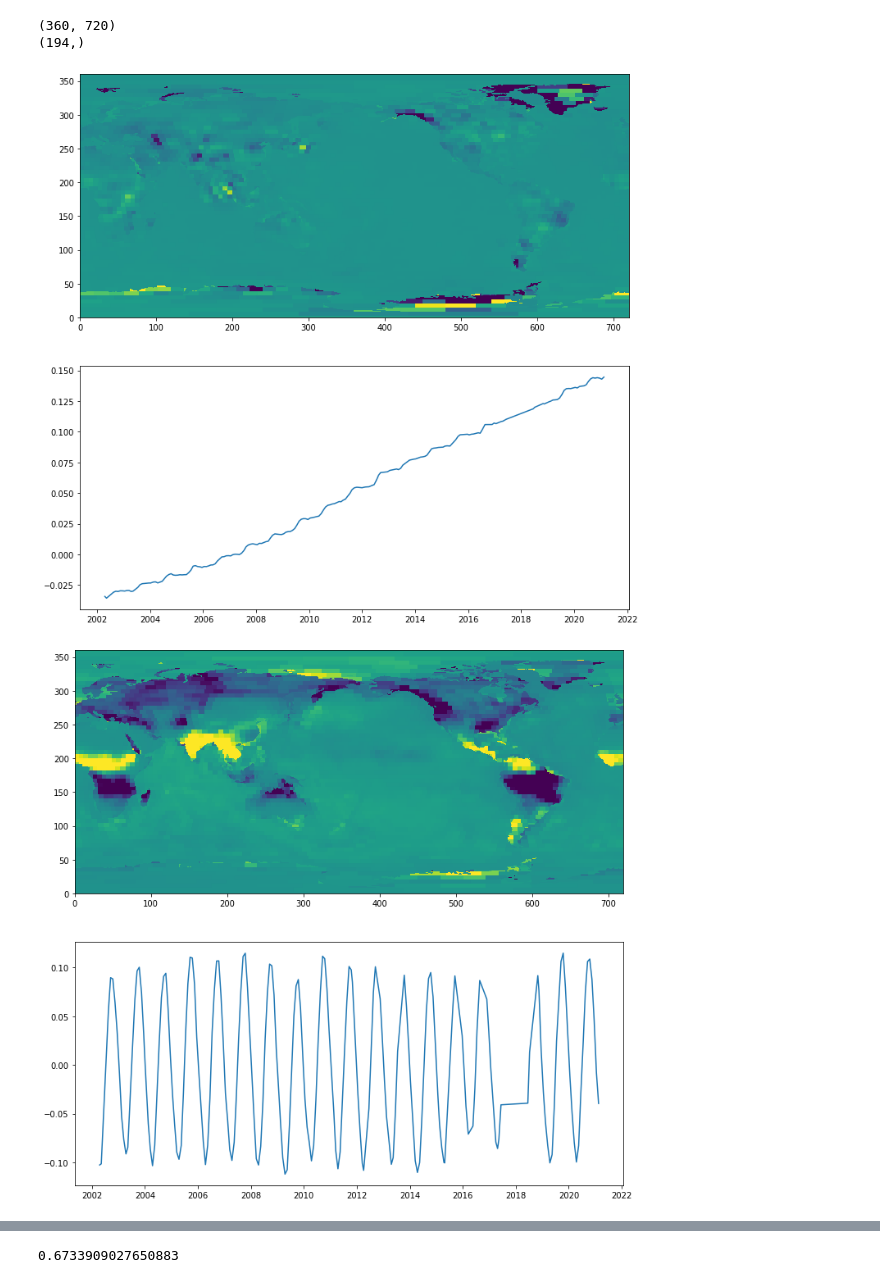
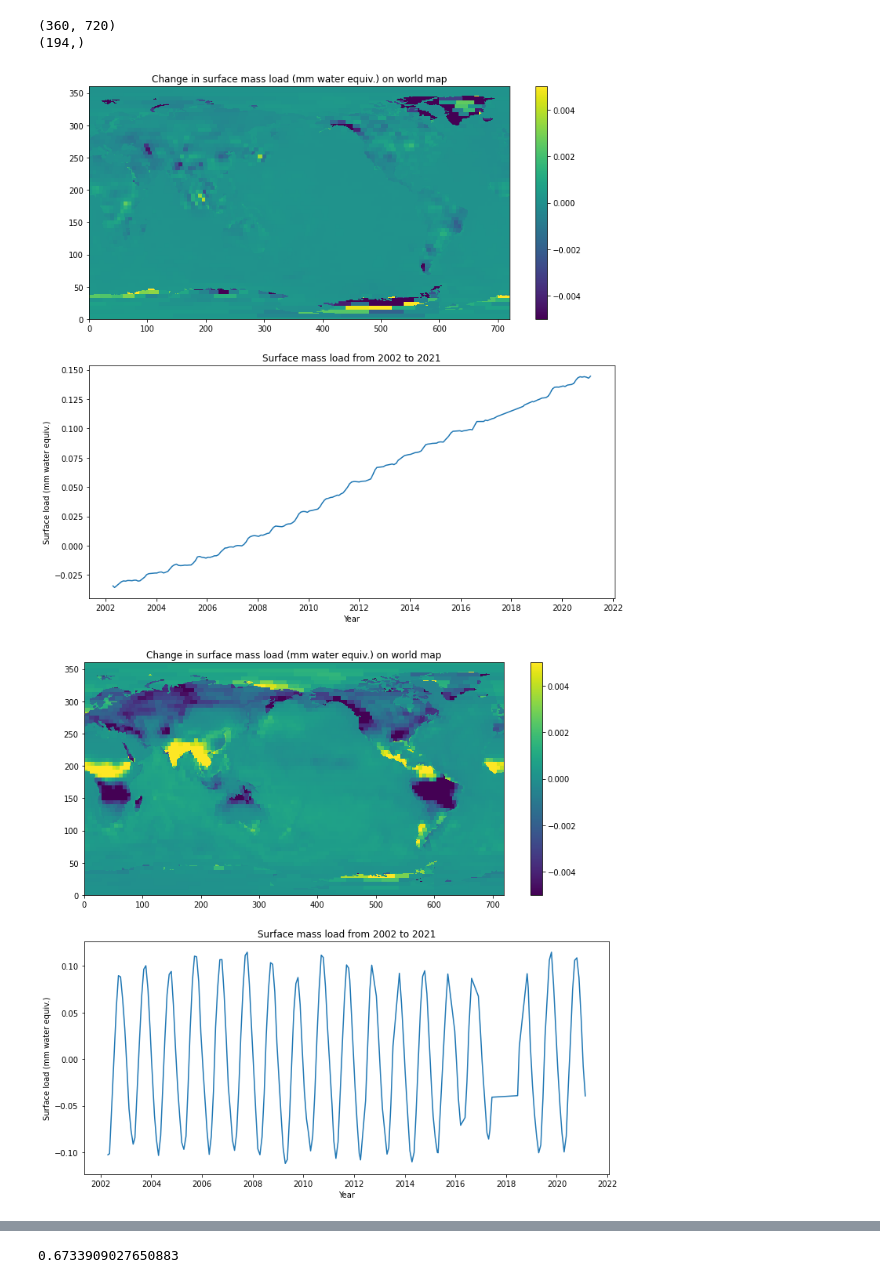
Before and after one commit to epic-research-group/surface-load-quakes, a Jupyter notebook: pca-grace.ipynb, the cells around one changed output, grey strips where cells are left out. Drawn from its saved outputs; the diff is of its cells as text; code cells hidden in the pictures.

Commit message:
add labels and edit figures

```diff
--- a/pca-grace.ipynb
+++ b/pca-grace.ipynb
@@ -54,8 +70,16 @@ def plot_eigenvalues(which_mode):
     plt.subplots(2,1,figsize=(12,12))
     plt.subplot(2,1,1)
     plt.pcolor(first_left_singular_vector,vmin=-0.005,vmax=0.005)
+    plt.colorbar()
+    #plt.xlabel()
+    #plt.ylabel()
+    plt.title('Changes in surface mass load (mm water equiv.) on world map')
     plt.subplot(2,1,2)
     plt.plot(ds.time,first_right_singular_vector)
+    plt.xlabel('Year')
+    plt.ylabel('Surface load (mm water equiv.)')
+    plt.title("Surface mass load from 2002 to 2021")
+
 
 print(first_left_singular_vector.shape)
 print(first_right_singular_vector.shape)
@@ -65,8 +89,10 @@ print(first_right_singular_vector.shape)
 # %%
 # graphs arranged from spatial patterns constructed from first PC to sixth PC
 
-for i in range(1,7):
+n = 7
+
+for i in range(1,n):
     plot_eigenvalues(n-i)
 # %% [output]
-[figure, old version]
+[figure, new version]
-[figure, old version]
+[figure, new version]
```
Also changed, not shown: parts of 9 cells of this notebook.
